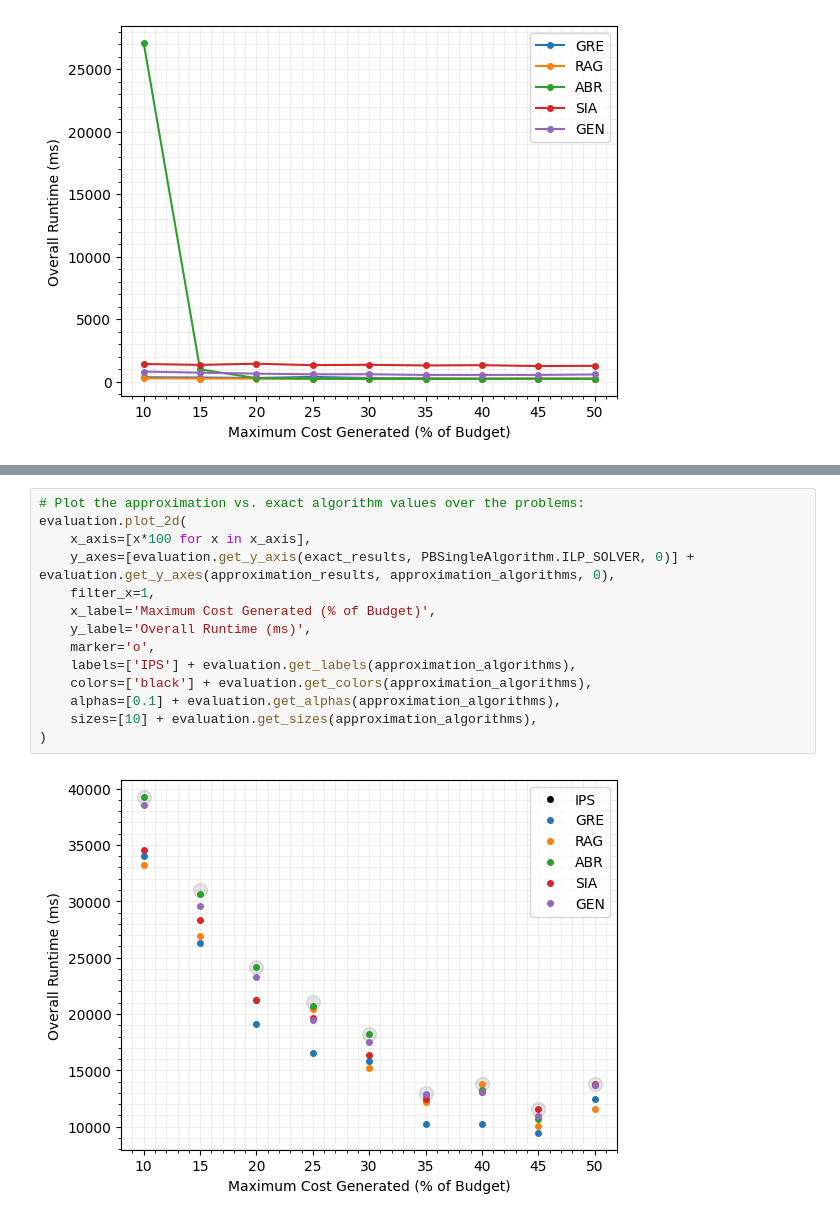
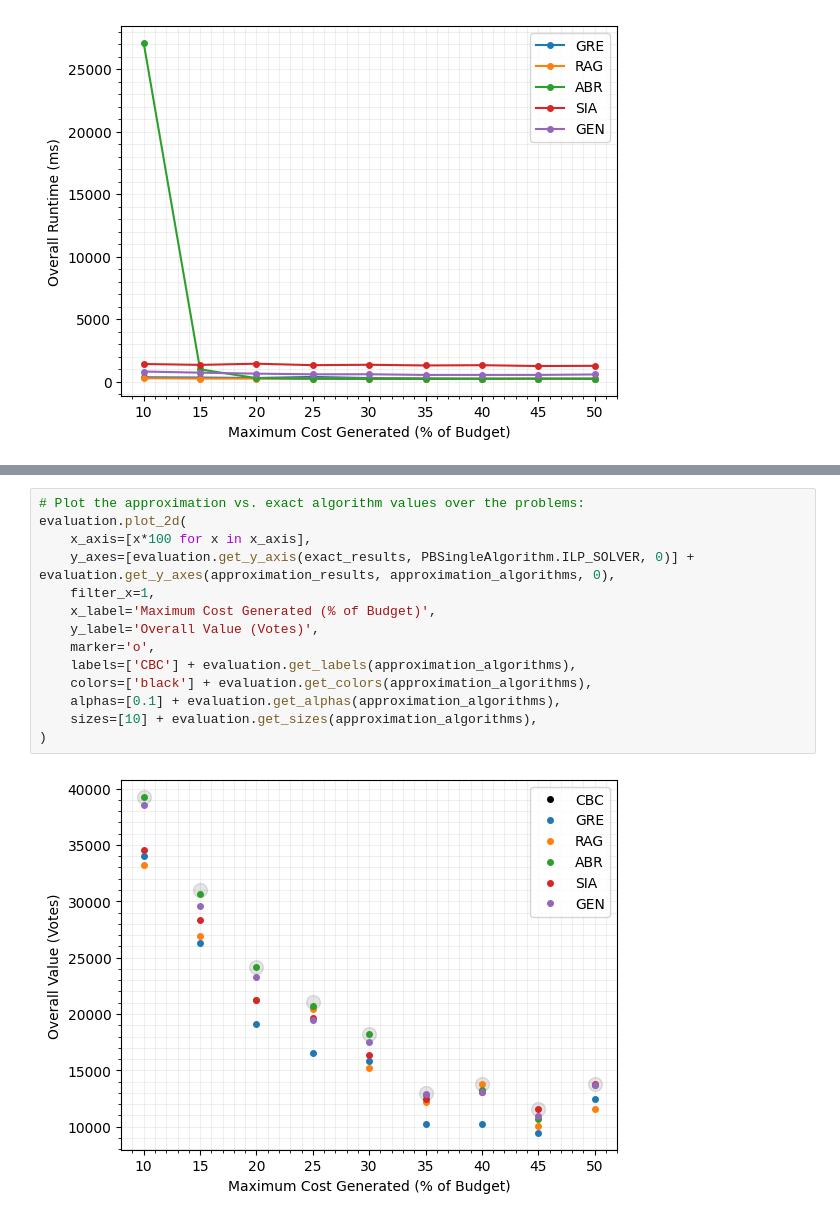
Before and after one commit to bignoldjordanF/community-knapsack, a Jupyter notebook: evaluation/multi/costs/tiny-cost-fractions.ipynb, the cells around one changed output, grey strips where cells are left out. Drawn from its saved outputs; the diff is of its cells as text.

```diff
--- a/evaluation/multi/costs/tiny-cost-fractions.ipynb
+++ b/evaluation/multi/costs/tiny-cost-fractions.ipynb
@@ -139,16 +120,16 @@ evaluation.plot_2d(
 # %%
 # Plot the approximation vs. exact algorithm values over the problems:
 evaluation.plot_2d(
     x_axis=[x*100 for x in x_axis],
     y_axes=[evaluation.get_y_axis(exact_results, PBSingleAlgorithm.ILP_SOLVER, 0)] + evaluation.get_y_axes(approximation_results, approximation_algorithms, 0),
     filter_x=1,
     x_label='Maximum Cost Generated (% of Budget)',
-    y_label='Overall Runtime (ms)',
+    y_label='Overall Value (Votes)',
     marker='o',
-    labels=['IPS'] + evaluation.get_labels(approximation_algorithms),
+    labels=['CBC'] + evaluation.get_labels(approximation_algorithms),
     colors=['black'] + evaluation.get_colors(approximation_algorithms),
     alphas=[0.1] + evaluation.get_alphas(approximation_algorithms),
     sizes=[10] + evaluation.get_sizes(approximation_algorithms),
 )
 # %% [output]
-[figure, old version]
+[figure, new version]
```
Also changed, not shown: parts of 5 cells of this notebook, 24 other files.
